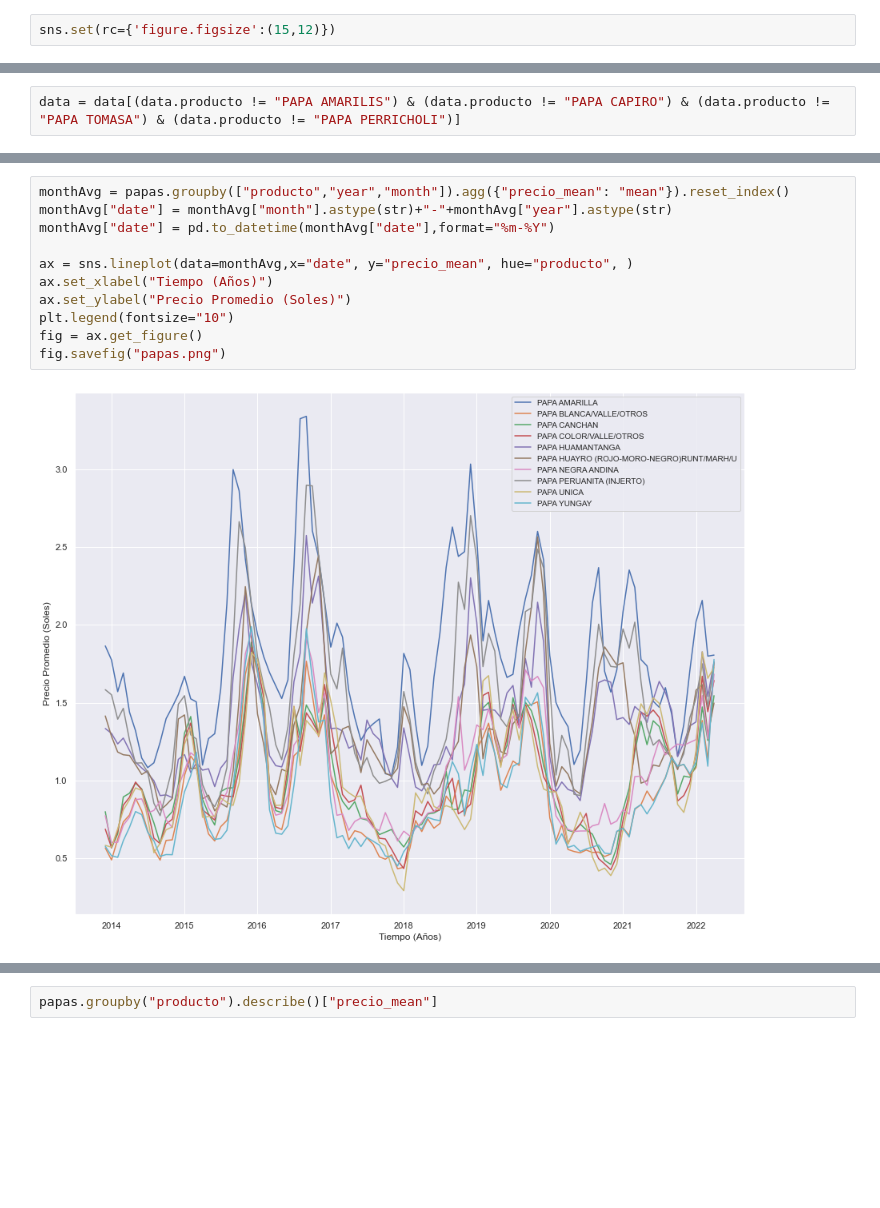
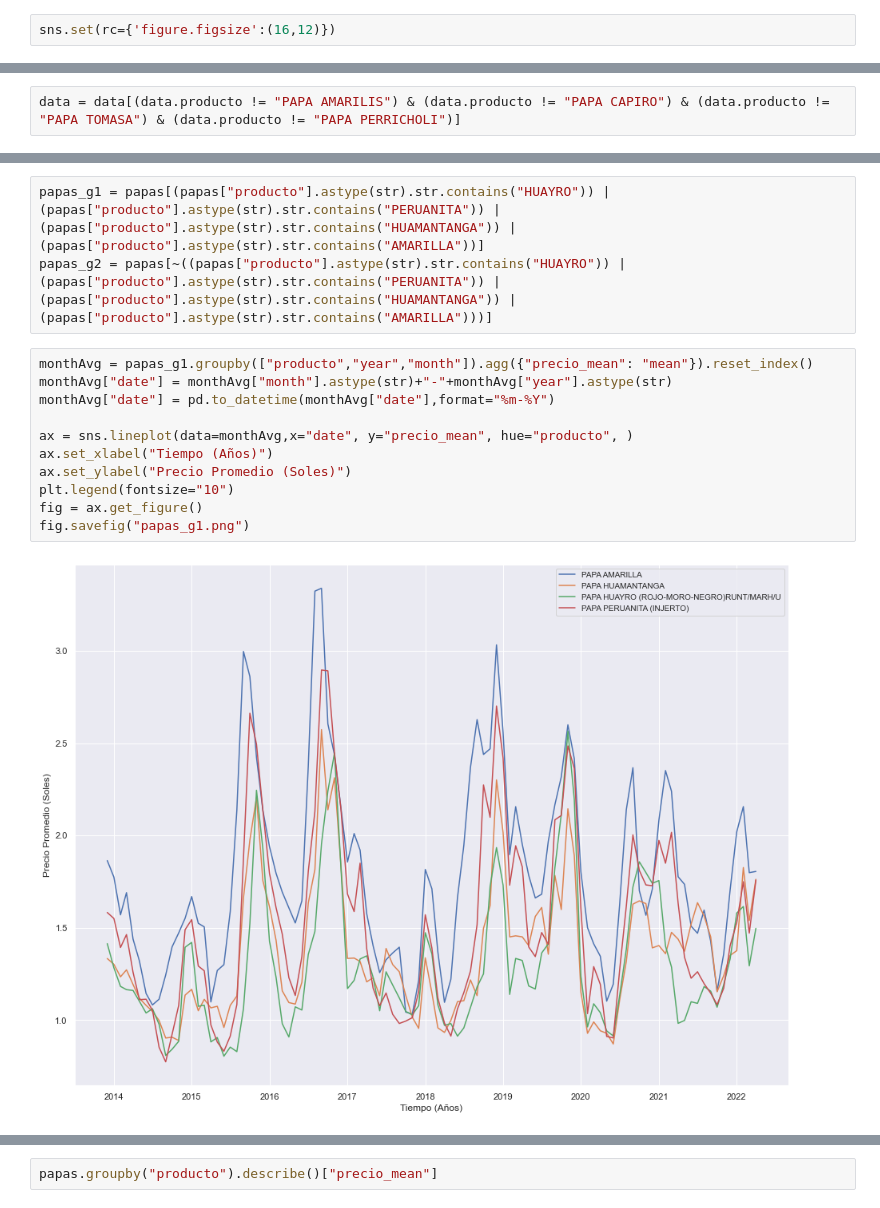
Before and after one commit to AlejandroGH97/tesis, a Jupyter notebook: Analysis/EDA.ipynb, the cells around one changed output, grey strips where cells are left out. Drawn from its saved outputs; the diff is of its cells as text; blank space fills up the shorter version.

```diff
--- a/Analysis/EDA.ipynb
+++ b/Analysis/EDA.ipynb
@@ -3,7 +3,7 @@ import pandas as pd
 import seaborn as sns
 import matplotlib.pylab as plt
 # %%
-sns.set(rc={'figure.figsize':(15,12)})
+sns.set(rc={'figure.figsize':(16,12)})
 # %%
 data = pd.read_csv("../Data/data.csv")
 data["date"] = data["day"].astype(str)+"-"+data["month"].astype(str)+"-"+data["year"].astype(str)
@@ -81,13 +82,16 @@ ax.set_xticklabels([label.get_text().split("(")[0] for label in ax.get_xticklabe
+# %%
+papas_g1 = papas[(papas["producto"].astype(str).str.contains("HUAYRO")) | (papas["producto"].astype(str).str.contains("PERUANITA")) | (papas["producto"].astype(str).str.contains("HUAMANTANGA")) | (papas["producto"].astype(str).str.contains("AMARILLA"))]
+papas_g2 = papas[~((papas["producto"].astype(str).str.contains("HUAYRO")) | (papas["producto"].astype(str).str.contains("PERUANITA")) | (papas["producto"].astype(str).str.contains("HUAMANTANGA")) | (papas["producto"].astype(str).str.contains("AMARILLA")))]
 # %%
-monthAvg = papas.groupby(["producto","year","month"]).agg({"precio_mean": "mean"}).reset_index()
+monthAvg = papas_g1.groupby(["producto","year","month"]).agg({"precio_mean": "mean"}).reset_index()
 monthAvg["date"] = monthAvg["month"].astype(str)+"-"+monthAvg["year"].astype(str)
 monthAvg["date"] = pd.to_datetime(monthAvg["date"],format="%m-%Y")
 
 ax = sns.lineplot(data=monthAvg,x="date", y="precio_mean", hue="producto", )
 ax.set_xlabel("Tiempo (Años)")
 ax.set_ylabel("Precio Promedio (Soles)")
 plt.legend(fontsize="10")
 fig = ax.get_figure()
-fig.savefig("papas.png")
+fig.savefig("papas_g1.png")
 # %% [output]
-[figure, old version]
+[figure, new version]
```
Also changed, not shown: parts of 9 cells of this notebook, 8 other files.
